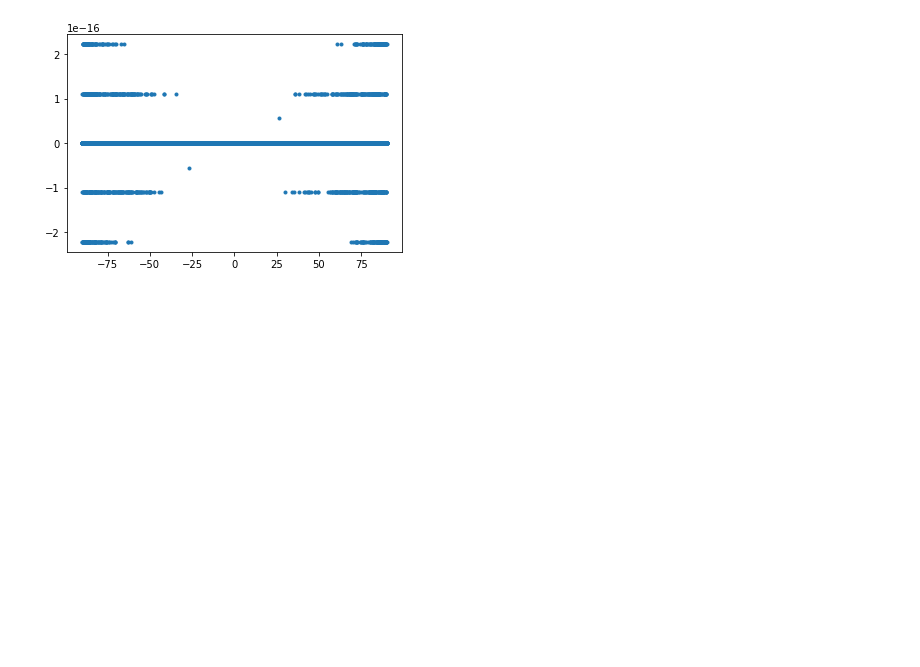
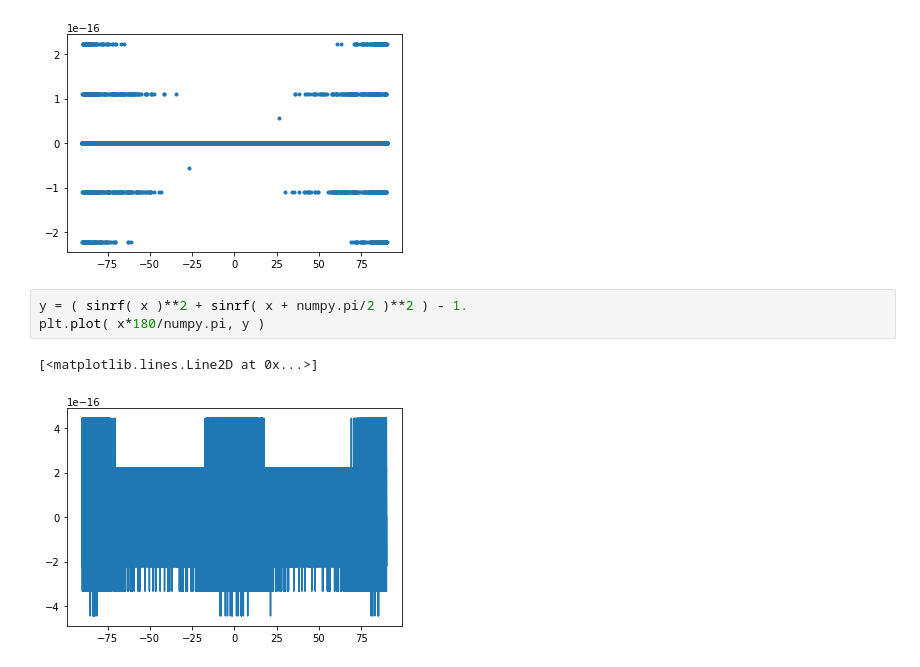
Before and after one commit to jr3cermak/numpypi, a Jupyter notebook: Calculation of sin(x).ipynb, the cells around one changed output. Drawn from its saved outputs; the diff is of its cells as text; blank space fills up the shorter version.

```diff
--- a/Calculation of sin(x).ipynb
+++ b/Calculation of sin(x).ipynb
@@ -335,3 +335,9 @@ numpy.count_nonzero( d ), numpy.abs( d/numpy.sin(x) ).max()
 # %% [output]
 (1007, 2.540953640965911e-16)
 [figure]
+# %%
+y = ( sinrf( x )**2 + sinrf( x + numpy.pi/2 )**2 ) - 1.
+plt.plot( x*180/numpy.pi, y )
+# %% [output]
+[<matplotlib.lines.Line2D at 0x...>]
+[figure, added]
```
Also changed, not shown: 2 other files.
